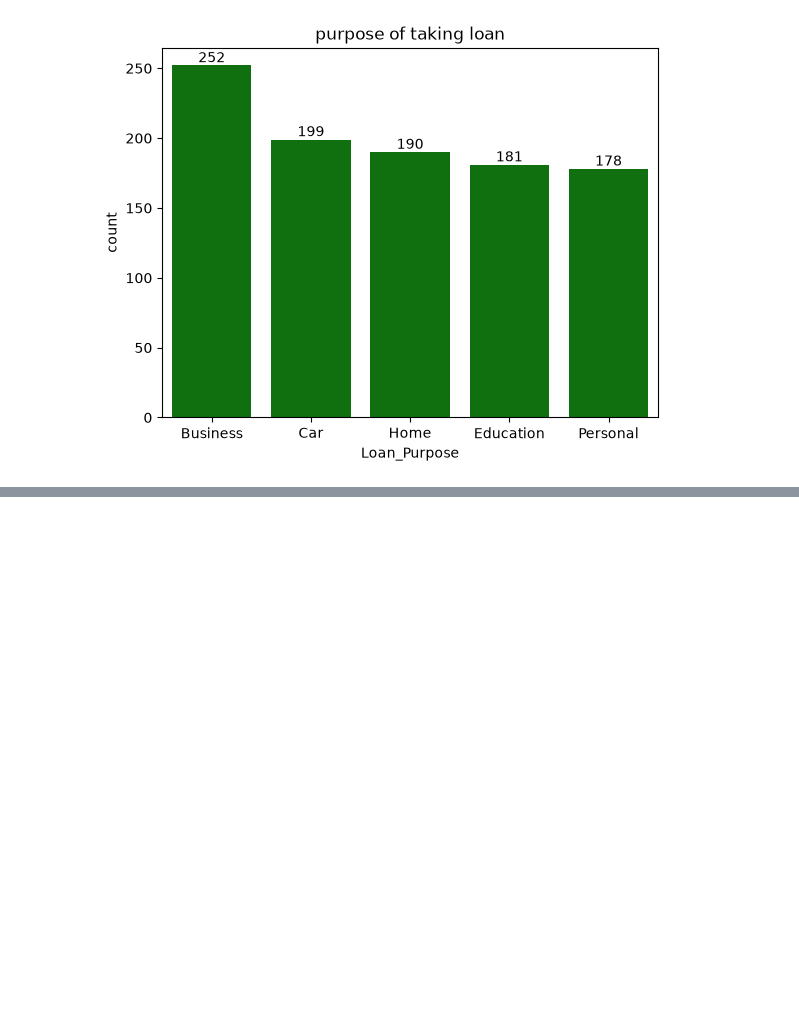
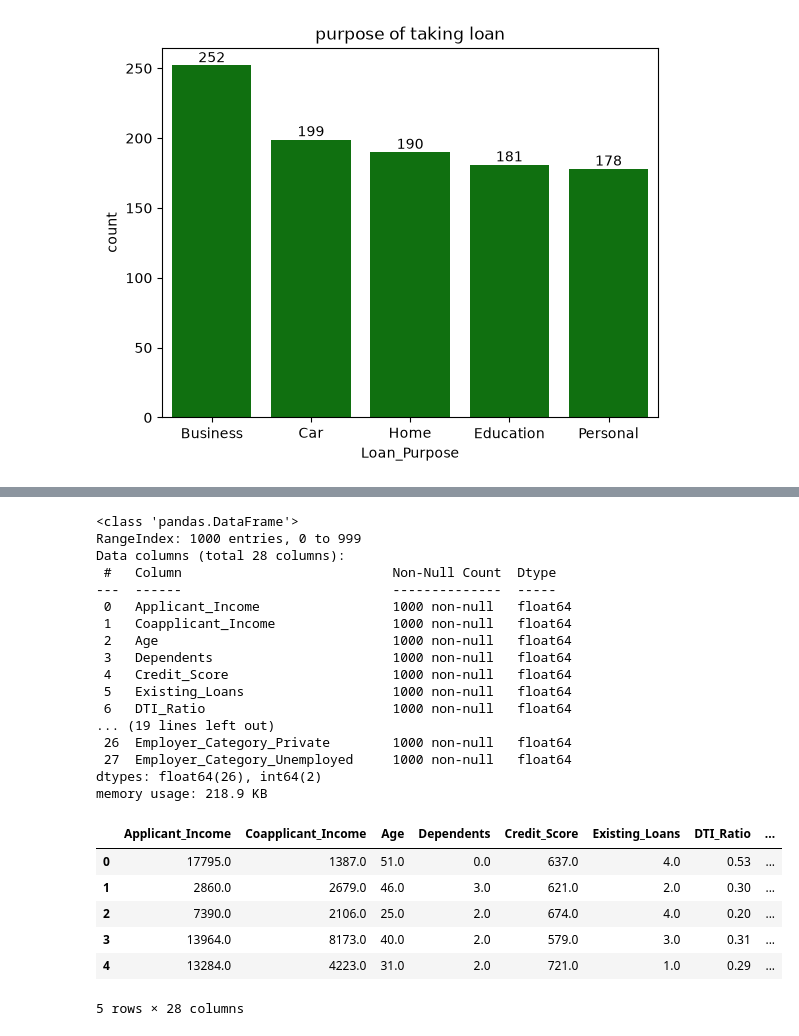
Before and after one commit to Jitesh139/Machine-Learning, a Jupyter notebook: minor Project 1/credit wise.ipynb, the cells around one changed output, grey strips where cells are left out. Cells and saved outputs as stored; diff of their text form; code cells hidden in the pictures; blank space fills up the shorter version.

```diff
--- a/minor Project 1/credit wise.ipynb
+++ b/minor Project 1/credit wise.ipynb
@@ -76,0 +98,41 @@ Text(0.5, 1.0, 'Marital_Status')
+# %%
+le = LabelEncoder()
+df["Loan_Approved"] = le.fit_transform(df["Loan_Approved"])
+df["Education_Level"] = le.fit_transform(df["Education_Level"])
+cols = ["Employment_Status", "Marital_Status", "Loan_Purpose", "Property_Area", "Gender", "Employer_Category"]
+
+ohe = OneHotEncoder(drop="first", sparse_output=False, handle_unknown="ignore")
+
+encoded = ohe.fit_transform(df[cols])
+
+encoded_df = pd.DataFrame(encoded, columns=ohe.get_feature_names_out(cols), index=df.index)
+
+df = pd.concat([df.drop(columns=cols), encoded_df], axis=1)
+# %%
+df.info()
+df.head()
+# %% [output]
+<class 'pandas.DataFrame'>
+RangeIndex: 1000 entries, 0 to 999
+Data columns (total 28 columns):
+ #   Column                           Non-Null Count  Dtype
+---  ------                           --------------  -----
+ 0   Applicant_Income                 1000 non-null   float64
+ 1   Coapplicant_Income               1000 non-null   float64
+ 2   Age                              1000 non-null   float64
+ 3   Dependents                       1000 non-null   float64
+ 4   Credit_Score                     1000 non-null   float64
+ 5   Existing_Loans                   1000 non-null   float64
+ 6   DTI_Ratio                        1000 non-null   float64
+... (19 lines left out)
+ 26  Employer_Category_Private        1000 non-null   float64
+ 27  Employer_Category_Unemployed     1000 non-null   float64
+dtypes: float64(26), int64(2)
+memory usage: 218.9 KB
+|  | Applicant_Income | Coapplicant_Income | Age | Dependents | Credit_Score | Existing_Loans | DTI_Ratio | ... |
+| 0 | 17795.0 | 1387.0 | 51.0 | 0.0 | 637.0 | 4.0 | 0.53 | ... |
+| 1 | 2860.0 | 2679.0 | 46.0 | 3.0 | 621.0 | 2.0 | 0.30 | ... |
+| 2 | 7390.0 | 2106.0 | 25.0 | 2.0 | 674.0 | 4.0 | 0.20 | ... |
+| 3 | 13964.0 | 8173.0 | 40.0 | 2.0 | 579.0 | 3.0 | 0.31 | ... |
+| 4 | 13284.0 | 4223.0 | 31.0 | 2.0 | 721.0 | 1.0 | 0.29 | ... |
+5 rows × 28 columns
```
Also changed, not shown: parts of 4 cells of this notebook.
